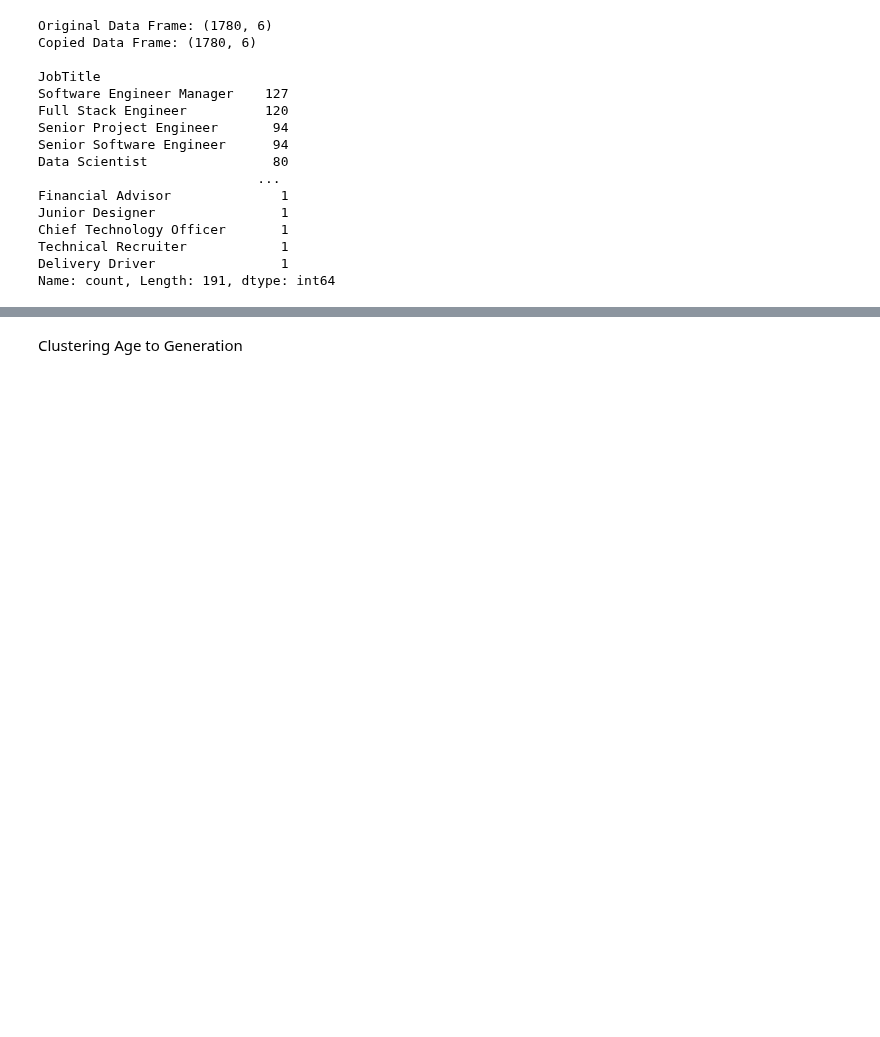
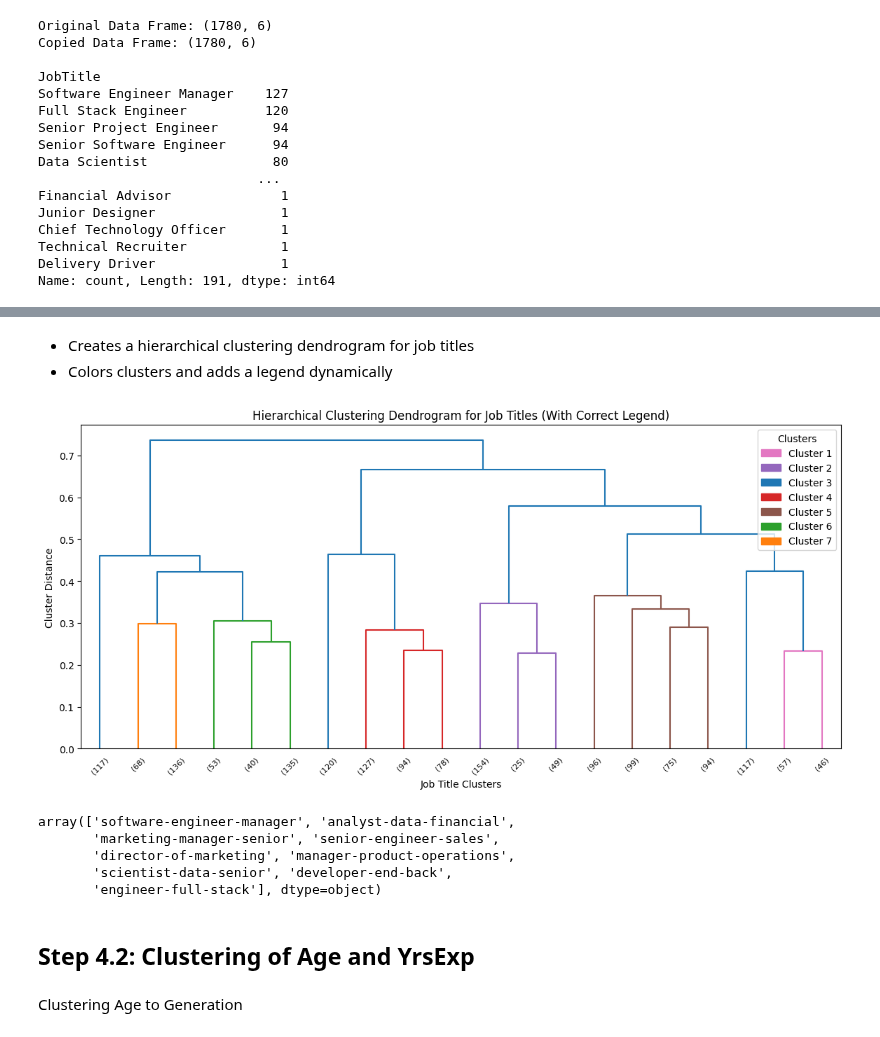
Before and after one commit to cheonghf/ML-P4-03, a Jupyter notebook: Project_SourceCode_P4_03.ipynb, the cells around one changed output, grey strips where cells are left out. Saved outputs shown, nothing was run; the diff lists cells and outputs as text; code cells hidden in the pictures; blank space fills up the shorter version.

```diff
--- a/Project_SourceCode_P4_03.ipynb
+++ b/Project_SourceCode_P4_03.ipynb
@@ -911,3 +807,46 @@ print(df_sd6)
+# %% [markdown]
+* Creates a hierarchical clustering dendrogram for job titles
+* Colors clusters and adds a legend dynamically
+# %%
+import matplotlib.patches as mpatches
+
+# Generate Dendrogram
+linkage_matrix = linkage(X, method='ward')
+plt.figure(figsize=(14, 6))
+
+dendro = dendrogram(
+    linkage_matrix,
+    labels=df_sd6["JobTitle"].values,
+    leaf_rotation=45,
+    leaf_font_size=8,
+    truncate_mode='lastp',
+    p=20,
+    color_threshold=0.5 * max(linkage_matrix[:, 2])
+)
+
+# Extract the actual colors used
+cluster_colors = set(dendro['leaves_color_list'])
+legend_patches = [mpatches.Patch(color=color, label=f"Cluster {i+1}") for i, color in enumerate(cluster_colors)]
+
+# Add a legend
+plt.legend(handles=legend_patches, title="Clusters", loc='upper right')
+
+plt.title("Hierarchical Clustering Dendrogram for Job Titles (With Correct Legend)")
+plt.xlabel("Job Title Clusters")
+plt.ylabel("Cluster Distance")
+plt.show()
+
+print()
+df_sd6['Industry'].unique()
+# %% [output]
+[figure, added]
+array(['software-engineer-manager', 'analyst-data-financial',
+       'marketing-manager-senior', 'senior-engineer-sales',
+       'director-of-marketing', 'manager-product-operations',
+       'scientist-data-senior', 'developer-end-back',
+       'engineer-full-stack'], dtype=object)
+# %% [markdown]
+## Step 4.2: Clustering of Age and YrsExp
 # %% [markdown]
 Clustering Age to Generation
 # %%
```
Also changed, not shown: parts of 35 cells of this notebook.
